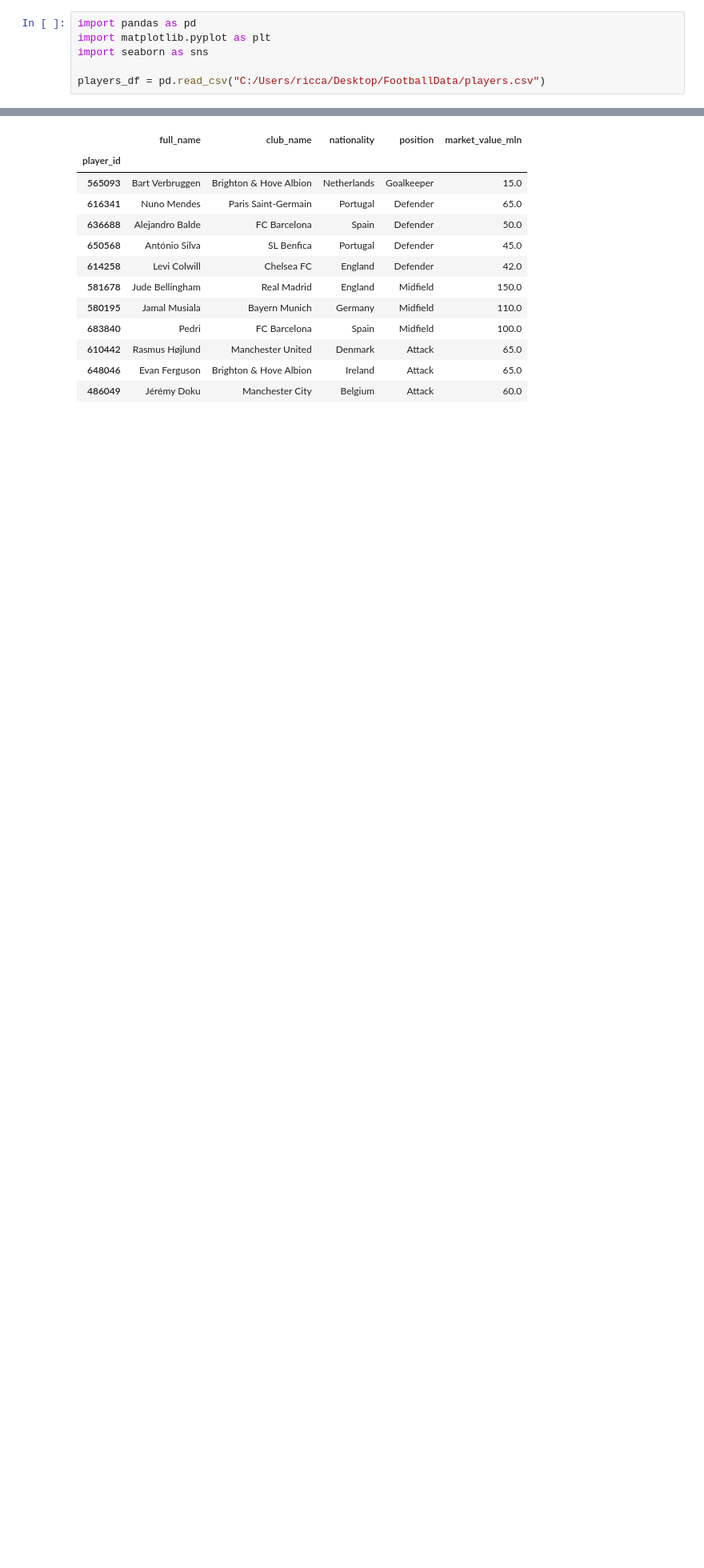
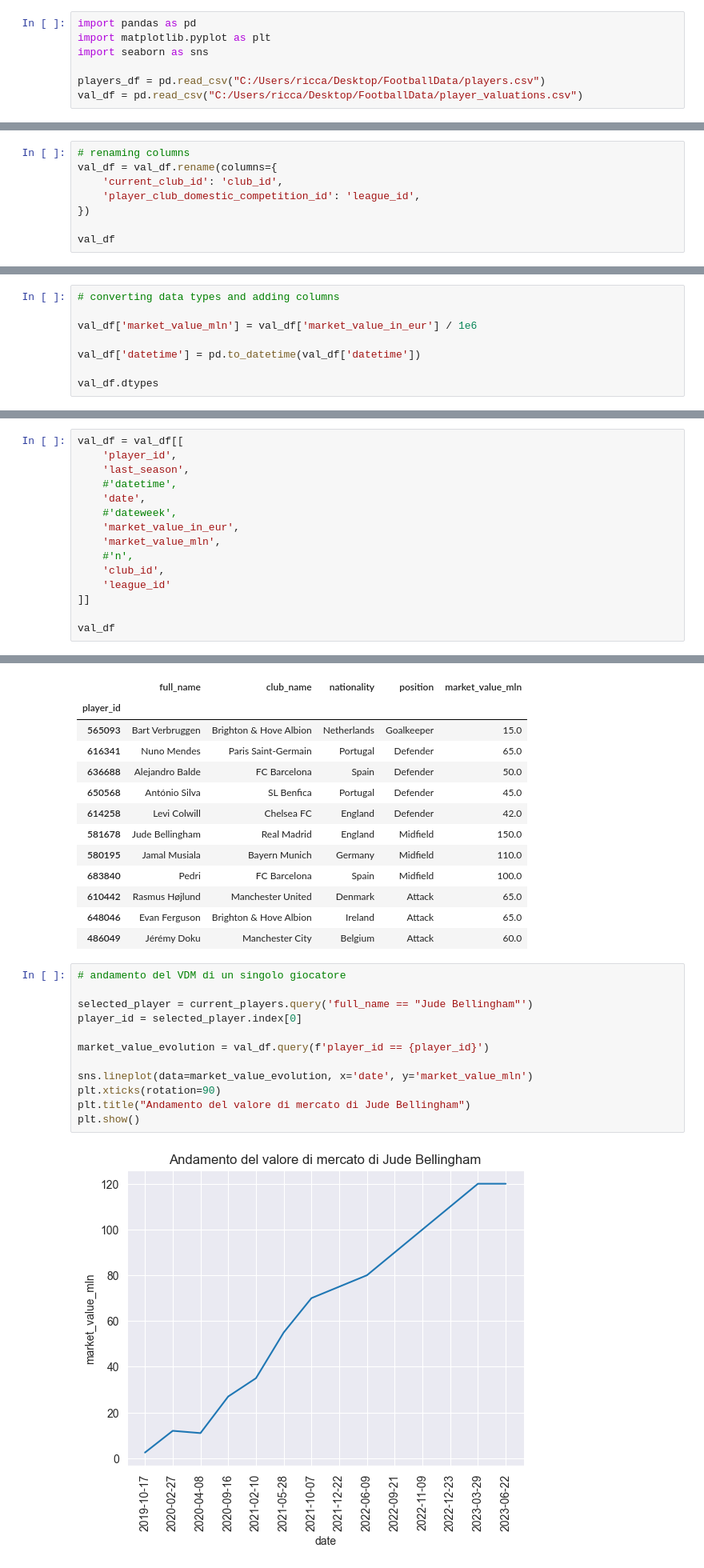
Before and after one commit to RiccardoPili/Football-Data-Analysis, a Jupyter notebook: players.ipynb, the cells around one changed output, grey strips where cells are left out. Shown at 80% size. Cells and saved outputs as stored; diff of their text form; blank space fills up the shorter version.

Commit message:
lineplot of player market value evolution

```diff
--- a/players.ipynb
+++ b/players.ipynb
@@ -6,4 +6,5 @@ import matplotlib.pyplot as plt
 import seaborn as sns
 
 players_df = pd.read_csv("C:/Users/ricca/Desktop/FootballData/players.csv")
+val_df = pd.read_csv("C:/Users/ricca/Desktop/FootballData/player_valuations.csv")
 # %% [markdown]
@@ -228,0 +257,8 @@ See the caveats in the documentation: https://pandas.pydata.org/pandas-docs/stab
+# %%
+# renaming columns
+val_df = val_df.rename(columns={
+    'current_club_id': 'club_id',
+    'player_club_domestic_competition_id': 'league_id',
+})
+
+val_df
@@ -228,0 +308,8 @@ See the caveats in the documentation: https://pandas.pydata.org/pandas-docs/stab
+# %%
+# converting data types and adding columns
+
+val_df['market_value_mln'] = val_df['market_value_in_eur'] / 1e6
+
+val_df['datetime'] = pd.to_datetime(val_df['datetime'])
+
+val_df.dtypes
@@ -228,0 +328,15 @@ See the caveats in the documentation: https://pandas.pydata.org/pandas-docs/stab
+# %%
+val_df = val_df[[
+    'player_id',
+    'last_season',
+    #'datetime',
+    'date',
+    #'dateweek',
+    'market_value_in_eur',
+    'market_value_mln',
+    #'n',
+    'club_id',
+    'league_id'
+]]
+
+val_df
@@ -549,3 +677,17 @@ top_11_u21_lineup[['full_name', 'club_name', 'nationality', 'position', 'market_
 | 610442 | Rasmus Højlund | Manchester United | Denmark | Attack | 65.0 |
 | 648046 | Evan Ferguson | Brighton & Hove Albion | Ireland | Attack | 65.0 |
 | 486049 | Jérémy Doku | Manchester City | Belgium | Attack | 60.0 |
+# %%
+# andamento del VDM di un singolo giocatore
+
+selected_player = current_players.query('full_name == "Jude Bellingham"')
+player_id = selected_player.index[0]
+
+market_value_evolution = val_df.query(f'player_id == {player_id}')
+
+sns.lineplot(data=market_value_evolution, x='date', y='market_value_mln')
+plt.xticks(rotation=90)
+plt.title("Andamento del valore di mercato di Jude Bellingham")
+plt.show()
+# %% [output]
+[figure, added]
```
Also changed, not shown: parts of 11 cells of this notebook, 1 other file.
